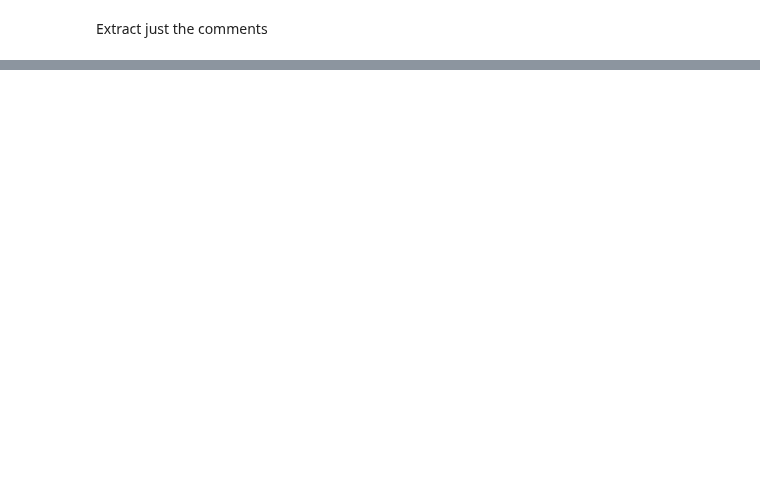
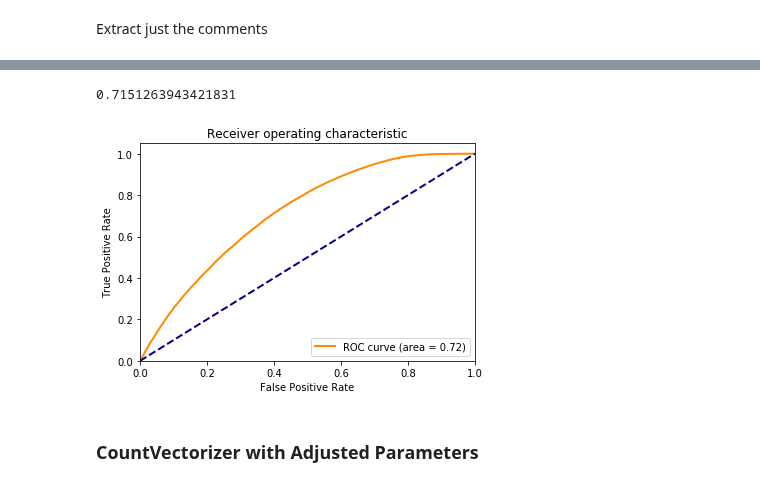
Before and after one commit to scottshepard/MScA, a Jupyter notebook: 32018/Assignments/Assignment4 - Classification.ipynb, the cells around one changed output, grey strips where cells are left out. Drawn from its saved outputs; the diff is of its cells as text; code cells hidden in the pictures; blank space fills up the shorter version.

```diff
--- a/32018/Assignments/Assignment4 - Classification.ipynb
+++ b/32018/Assignments/Assignment4 - Classification.ipynb
@@ -221,0 +141,8 @@ plt.show()
+# %%
+start_time = time.time()
+
+cv_default = CountVectorizer()
+cv_default.fit(X_train)
+X_train_dtm_cv = cv_default.transform(X_train)
+
+print("--- %s seconds ---" % (time.time() - start_time))
@@ -221,0 +156,3 @@ plt.show()
+# %%
+X_test_dtm_cv = cv_default.transform(X_test)
+X_test_dtm_cv
@@ -221,0 +214,3 @@ plt.show()
+# %%
+logreg_cv = LogisticRegression()
+%time logreg_cv.fit(X_train_dtm_cv, y_train)
@@ -221,0 +224,3 @@ plt.show()
+# %%
+y_pred_class_cv = logreg_cv.predict(X_test_dtm_cv)
+y_pred_proba_cv = logreg_cv.predict_proba(X_test_dtm_cv)
@@ -221,0 +238,26 @@ plt.show()
+# %%
+roc_auc_score(y_test, y_pred_proba_cv[:,1])
+# %% [output]
+0.7151263943421831
+# %%
+def roc_curve_plot(y_test_, y_pred_proba_):
+    roc_score = roc_auc_score(y_test_, y_pred_proba_)
+    fpr, tpr, thresholds = roc_curve(y_test_, y_pred_proba_)
+    plt.figure()
+    lw = 2
+    plt.plot(fpr, tpr, color='darkorange',
+             lw=lw, label='ROC curve (area = %0.2f)' % roc_score)
+    plt.plot([0, 1], [0, 1], color='navy', lw=lw, linestyle='--')
+    plt.xlim([0.0, 1.0])
+    plt.ylim([0.0, 1.05])
+    plt.xlabel('False Positive Rate')
+    plt.ylabel('True Positive Rate')
+    plt.title('Receiver operating characteristic')
+    plt.legend(loc="lower right")
+    plt.show()
+
+roc_curve_plot(y_test, y_pred_proba_cv[:,1])
+# %% [output]
+[figure, added]
+# %% [markdown]
+### CountVectorizer with Adjusted Parameters
```
Also changed, not shown: parts of 63 cells of this notebook.
